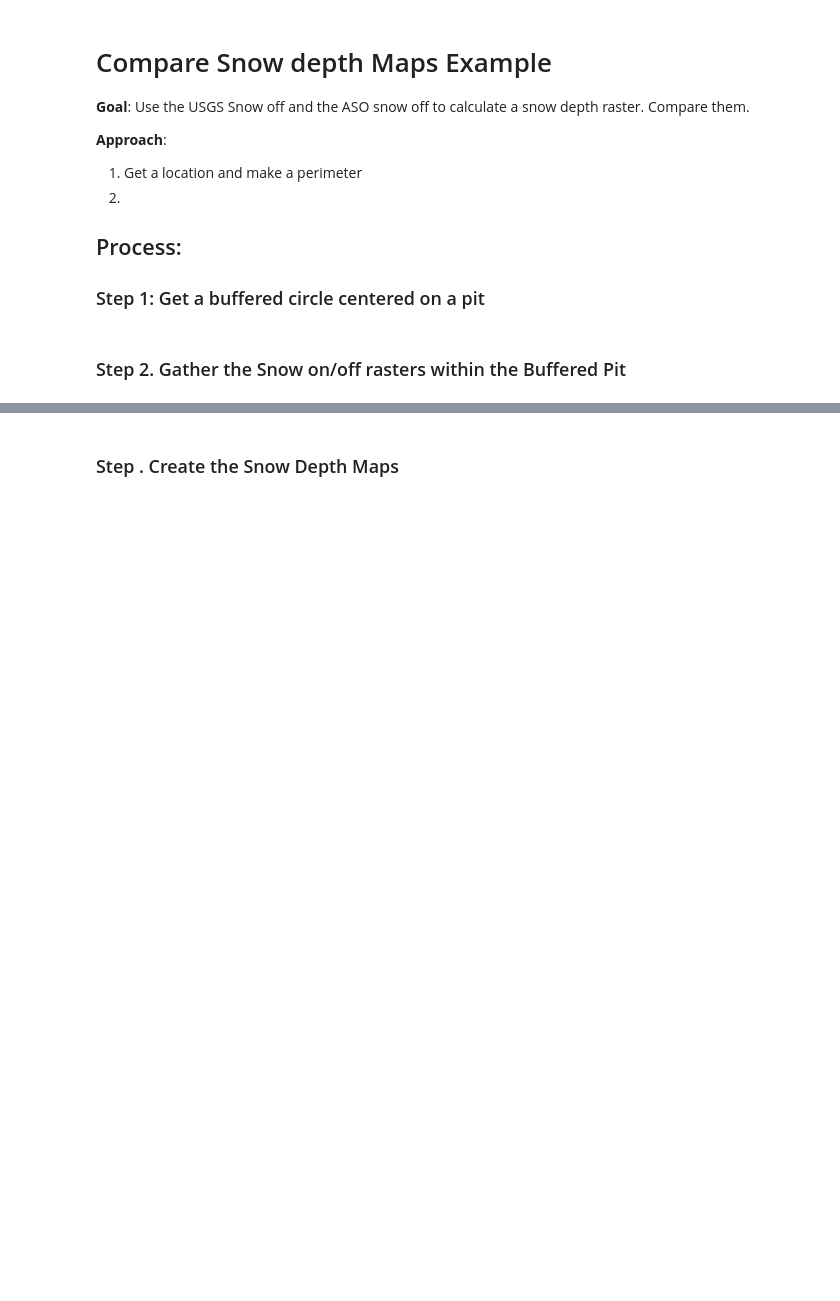
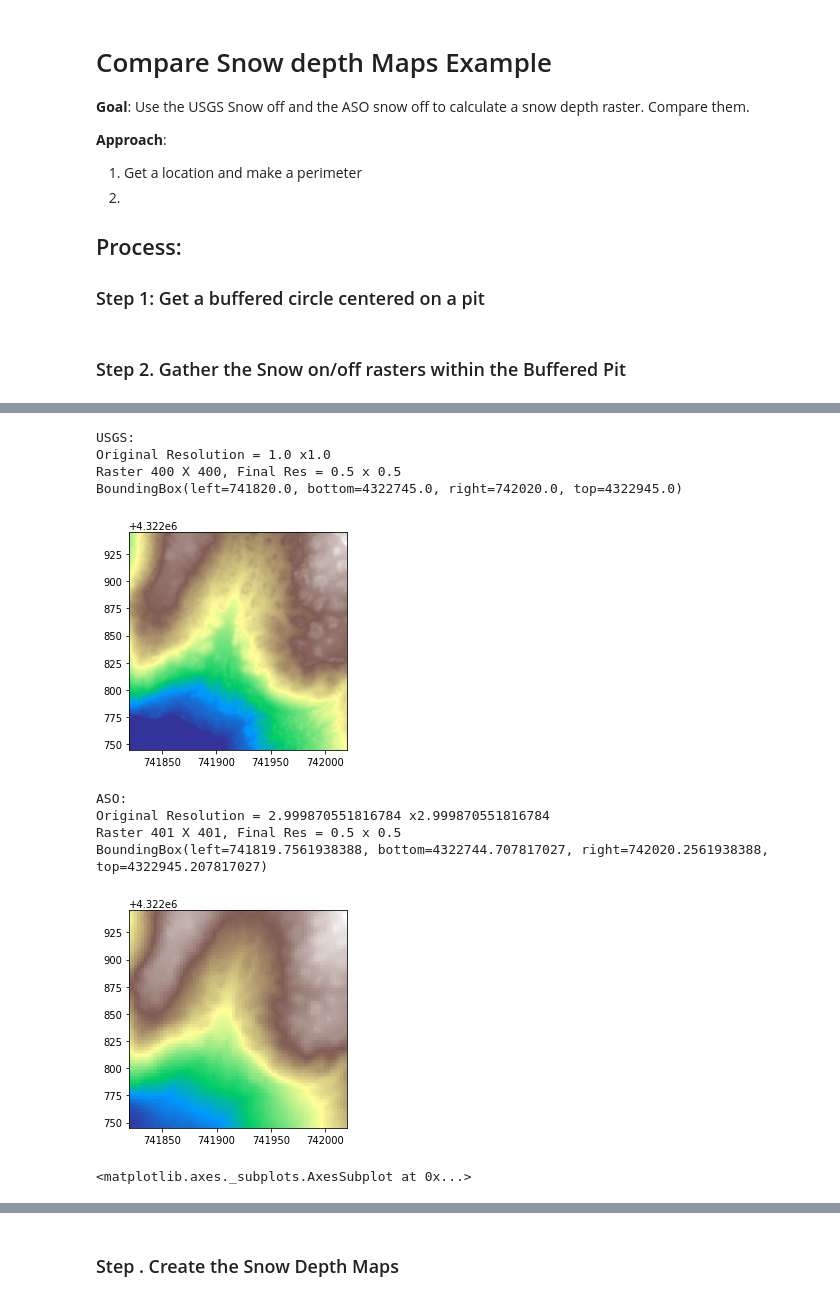
Before and after one commit to SnowEx/snowexsql, a Jupyter notebook: docs/gallery/compare_depth_maps_example.ipynb, the cells around one changed output, grey strips where cells are left out. Saved outputs shown, nothing was run; the diff lists cells and outputs as text; code cells hidden in the pictures; blank space fills up the shorter version.

```diff
--- a/docs/gallery/compare_depth_maps_example.ipynb
+++ b/docs/gallery/compare_depth_maps_example.ipynb
@@ -132,2 +97,56 @@ SRC = (2999, 2999) --> DST = (1, 400, 401)
+# %%
+# Get the snow off from ASO
+session.rollback()
+
+def retrieve_matched_raster(data_name, surveyors, polygon, res):
+    '''
+    Gather all rasters filted by name and surveyors that intersect the polygon. Resample to the resolution provided
+    and clip to the polygon
+    '''
+    # Retrieve the original resolution
+    q =  session.query(func.ST_PixelWidth(ImageData.raster), func.ST_PixelHeight(ImageData.raster))
+    res_o = q.filter(ImageData.type == data_name).filter(ImageData.surveyors == surveyors).limit(1).all()
+    print('Original Resolution = {} x{}'.format(res_o[0][0], res_o[0][1]))
+
+    # Return a Tiff thats resampled the snow off to the same resolution as the Snow on and clip to the same extents
+    s = func.ST_Clip(func.ST_Rescale(gfunc.ST_Union(ImageData.raster, type_=Raster), res[0], -1 * res[1],  algorithm='Bilinear'), polygon)
+
+    # Filter by surveyors and data name DEM
+    q = session.query(func.ST_AsTiff(s)).filter(ImageData.type == data_name)
+    q = q.filter(ImageData.surveyors == surveyors)
+    # Grab all tile that intersect the snow on boundary
+    q = q.filter(gfunc.ST_Intersects(ImageData.raster, polygon))
+    records = q.all()
+
+    # Convert to Rasterio
+    dataset = raster_to_rasterio(session, records)[0]
+    print('Raster {} X {}, Final Res = {} x {}'.format(dataset.width, dataset.height, dataset.res[0], dataset.res[1]))
+    print(dataset.bounds)
+    return dataset
+# %%
+# Return a Tiff thats resampled the snow off to the same resolution as the Snow on and clip to the same extents
+print('\nUSGS:')
+usgs_snow_off = retrieve_matched_raster('snow off digital elevation model', 'USGS', boundary_EWKT, snow_on.res)
+usgs = usgs_snow_off.read(1)
+show(usgs, transform = usgs_snow_off.transform, cmap='terrain')
+
+print('\nASO:')
+aso_snow_off = retrieve_matched_raster('snow off digital elevation model', 'Airborne Snow Observatory', boundary_EWKT, snow_on.res)
+aso = aso_snow_off.read(1)[0:usgs.shape[0], 0:usgs.shape[1]]
+nan_ind = aso == -9999
+aso[nan_ind] = np.nan
+show(aso, transform=aso_snow_off.transform, cmap='terrain')
+# %% [output]
+USGS:
+Original Resolution = 1.0 x1.0
+Raster 400 X 400, Final Res = 0.5 x 0.5
+BoundingBox(left=741820.0, bottom=4322745.0, right=742020.0, top=4322945.0)
+[figure, added]
+ASO:
+Original Resolution = 2.999870551816784 x2.999870551816784
+Raster 401 X 401, Final Res = 0.5 x 0.5
+BoundingBox(left=741819.7561938388, bottom=4322744.707817027, right=742020.2561938388, top=4322945.207817027)
+[figure, added]
+<matplotlib.axes._subplots.AxesSubplot at 0x...>
 # %%
 # Plot these to confirm we have something similar
```
Also changed, not shown: parts of 10 cells of this notebook, 2 other files.
